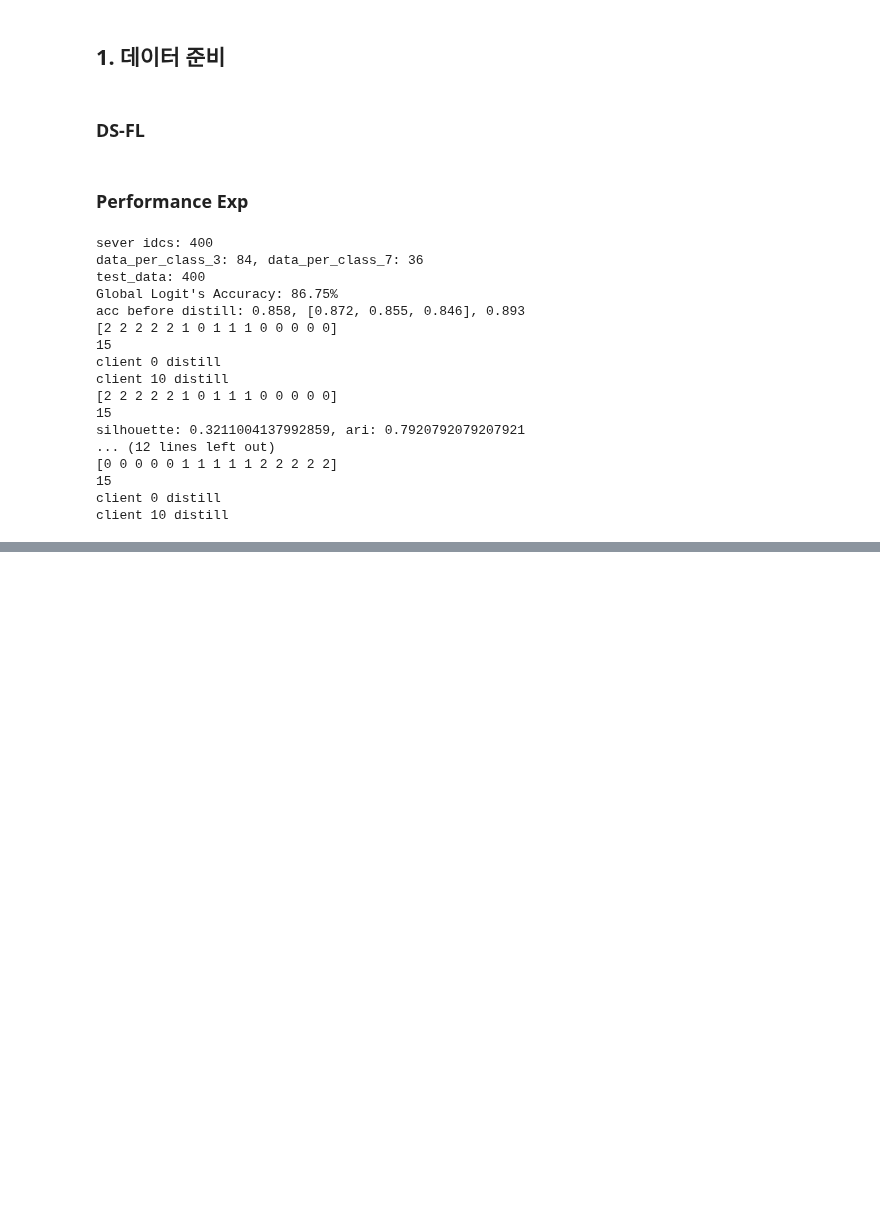
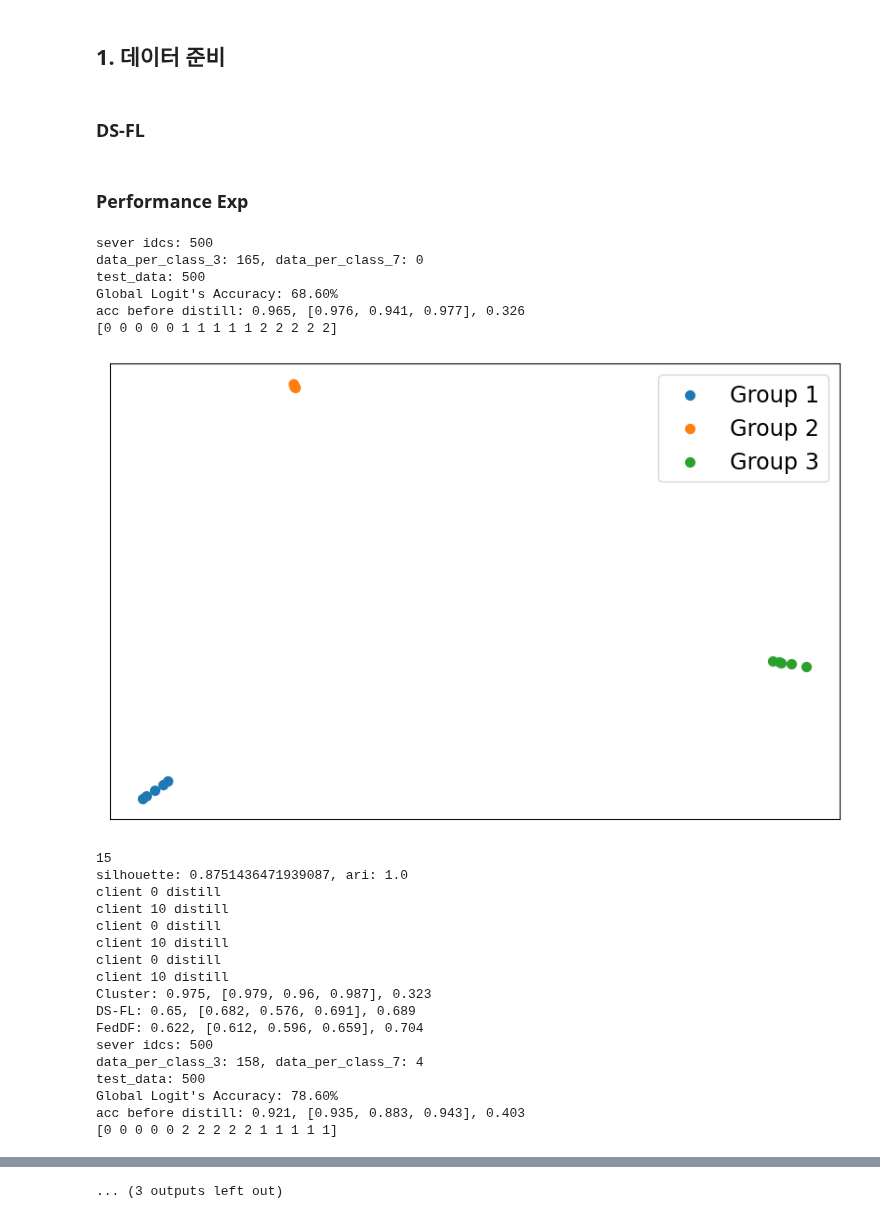
Before and after one commit to yangbaechu/FD-with-Label-Based-Group-Structure, a Jupyter notebook: FedCD.ipynb, the cells around one changed output, grey strips where cells are left out. Drawn from its saved outputs; the diff is of its cells as text; code cells hidden in the pictures; blank space fills up the shorter version.

```diff
--- a/FedCD.ipynb
+++ b/FedCD.ipynb
@@ -526,15 +526,6 @@ def cluster_train_result_exp(n_clients, total_client_data, distill_data, number_
 
     classifiers_state = copy_classifiers(clients)
 
-    new_client_acc, new_cluster_accs, new_global_acc, silhouette, ari = distill_with_dual_logit(server, clients, client_logits, global_logits, number_of_cluster, server_idcs, cluster_distribution, t)
-
-    client_accs.append(new_client_acc)
-    cluster_accs.append(new_cluster_accs)
-    global_accs.append(new_global_acc)
-
-    for i, client in enumerate(clients):
-        client.classifier.load_state_dict(classifiers_state[i])
-
     new_client_acc, new_cluster_accs, new_global_acc, silhouette, ari = distill_with_cluster_logit(server, clients, client_logits, global_logits, number_of_cluster, server_idcs, cluster_distribution, t)
 
     client_accs.append(new_client_acc)
@@ -560,7 +551,7 @@ def cluster_train_result_exp(n_clients, total_client_data, distill_data, number_
     cluster_accs.append(new_cluster_accs)
     global_accs.append(new_global_acc)
 
-    print(f'Dual: {client_accs[-4]}, {cluster_accs[-4]}, {global_accs[-4]}')
+
     print(f'Cluster: {client_accs[-3]}, {cluster_accs[-3]}, {global_accs[-3]}')
     print(f'DS-FL: {client_accs[-2]}, {cluster_accs[-2]}, {global_accs[-2]}')
     print(f'FedDF: {client_accs[-1]}, {cluster_accs[-1]}, {global_accs[-1]}')
@@ -580,51 +571,59 @@ minor_class_ratios = [0, 5, 10, 20, 30, 40, 50]
 
 all_results = []
 
 for minor_class_ratio, instance_per_class, instance_per_minor_class in zip(minor_class_ratios, instance_per_classes, instance_per_minor_classes):
 
     # Update cluster_distribution based on new group_count
     cluster_distribution = [1/group_count for i in range(1, group_count+1)]
 
     # Initialize n_clients based on group_count
     n_clients = group_count * 5
 
 
     instances_per_class_per_client = get_combination(group_count, class_per_group)
 
     # Run the experiment
     client_accs, cluster_accs, global_accs, silhouette, ari = cluster_train_result_exp(
-        n_clients, 40000, 400, group_count, cluster_distribution, instance_per_class, instance_per_minor_class, instances_per_class_per_client, t
+        n_clients, 40000, 500, group_count, cluster_distribution, instance_per_class, instance_per_minor_class, instances_per_class_per_client, t
     )
 
-    # Append to the list as a dictionary
+    # Append to the list as a dictionary, extracting the required indices from client_accs
     all_results.append({
         'minor_class_ratio': minor_class_ratio,
         'group_count': group_count,
         'class_per_group': class_per_group,
-        'client_accs': client_accs,
-        'cluster_accs': cluster_accs,
-        'global_accs': global_accs,
+        'acc_before': client_accs[-4],
+        'acc_cluster': client_accs[-3],
+        'acc_ds-fl': client_accs[-2],
+        'acc_feddf': client_accs[-1],
         'silhouette': silhouette,
         'ari': ari
     })
 
 # Create a DataFrame from the list of dictionaries
 df = pd.DataFrame(all_results)
 # %% [output]
-sever idcs: 400
-data_per_class_3: 84, data_per_class_7: 36
-test_data: 400
-Global Logit's Accuracy: 86.75%
-acc before distill: 0.858, [0.872, 0.855, 0.846], 0.893
-[2 2 2 2 2 1 0 1 1 1 0 0 0 0 0]
-15
-client 0 distill
-client 10 distill
-[2 2 2 2 2 1 0 1 1 1 0 0 0 0 0]
-15
-silhouette: 0.3211004137992859, ari: 0.7920792079207921
-... (12 lines left out)
+sever idcs: 500
+data_per_class_3: 165, data_per_class_7: 0
+test_data: 500
+Global Logit's Accuracy: 68.60%
+acc before distill: 0.965, [0.976, 0.941, 0.977], 0.326
 [0 0 0 0 0 1 1 1 1 1 2 2 2 2 2]
-15
-client 0 distill
-client 10 distill
+[figure, added]
+15
+silhouette: 0.8751436471939087, ari: 1.0
+client 0 distill
+client 10 distill
+client 0 distill
+client 10 distill
+client 0 distill
+client 10 distill
+Cluster: 0.975, [0.979, 0.96, 0.987], 0.323
+DS-FL: 0.65, [0.682, 0.576, 0.691], 0.689
+FedDF: 0.622, [0.612, 0.596, 0.659], 0.704
+sever idcs: 500
+data_per_class_3: 158, data_per_class_7: 4
+test_data: 500
+Global Logit's Accuracy: 78.60%
+acc before distill: 0.921, [0.935, 0.883, 0.943], 0.403
+[0 0 0 0 0 2 2 2 2 2 1 1 1 1 1]
@@ -630,0 +703 @@ client 10 distill
+... (3 outputs left out)
```
Also changed, not shown: parts of 4 cells of this notebook, 1 other file.
